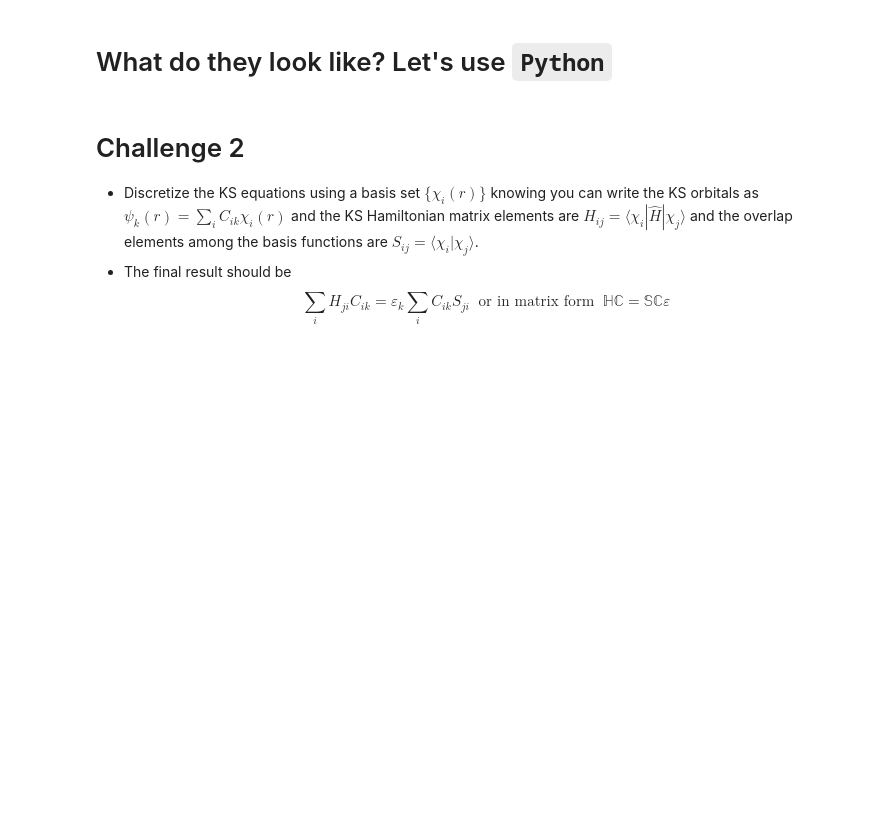
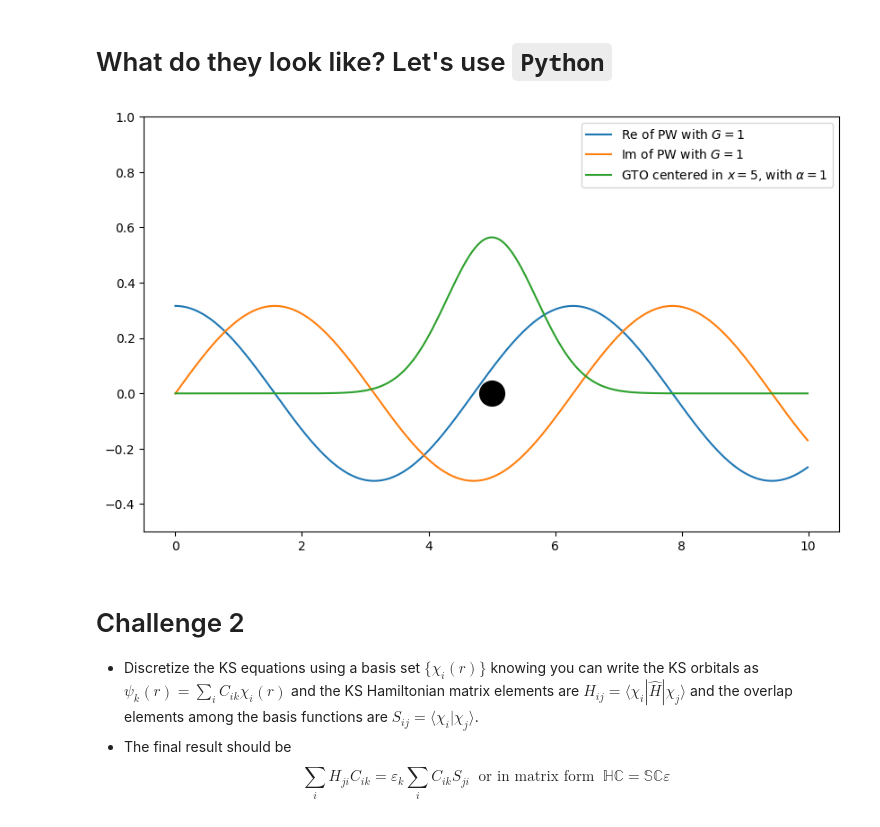
Before and after one commit to Quantum-MultiScale-Template/DFT-Intro, a Jupyter notebook: 2025/Basis_Sets.ipynb, the cells around one changed output. Saved outputs shown, nothing was run; the diff lists cells and outputs as text; code cells hidden in the pictures; blank space fills up the shorter version.

```diff
--- a/2025/Basis_Sets.ipynb
+++ b/2025/Basis_Sets.ipynb
@@ -84,10 +84,12 @@ def gto(x,center,alpha):
     return np.sqrt(alpha/np.pi)*np.exp(-alpha*(x-center)**2)
 # %%
 fig = plt.figure(figsize=(10,6))
-#plt.plot(X,np.real(pw(X,G=1)), label=r"Re of PW with $G=1$")
-#plt.plot(X,np.imag(pw(X,G=1)), label=r"Im of PW with $G=1$")
+plt.plot(X,np.real(pw(X,G=1)), label=r"Re of PW with $G=1$")
+plt.plot(X,np.imag(pw(X,G=1)), label=r"Im of PW with $G=1$")
 plt.plot(X,gto(X,center=5,alpha=1),label=r"GTO centered in $x=5$, with $\alpha=1$")
-plt.ylim([-.5,1]); plt.legend(); #plt.plot(5, 0, 'ko', markersize=20);
+plt.ylim([-.5,1]); plt.legend(); plt.plot(5, 0, 'ko', markersize=20);
+# %% [output]
+[figure, added]
 # %% [markdown]
 # Challenge 2
  - Discretize the KS equations using a basis set $\{\chi_i(r)\}$ knowing you can write the KS orbitals as $\psi_k(r) = \sum_i C_{ik} \chi_i(r)$ and the KS Hamiltonian matrix elements are $H_{ij}=\langle \chi_i | \hat H | \chi_j \rangle$ and the overlap elements among the basis functions are $S_{ij}=\langle \chi_i|\chi_j\rangle$.
```
Also changed, not shown: parts of 5 cells of this notebook, 4 other files.
